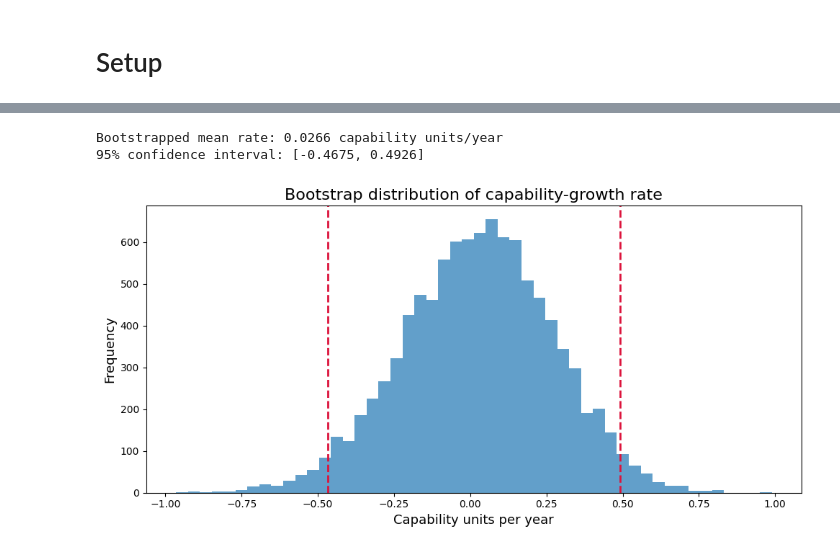
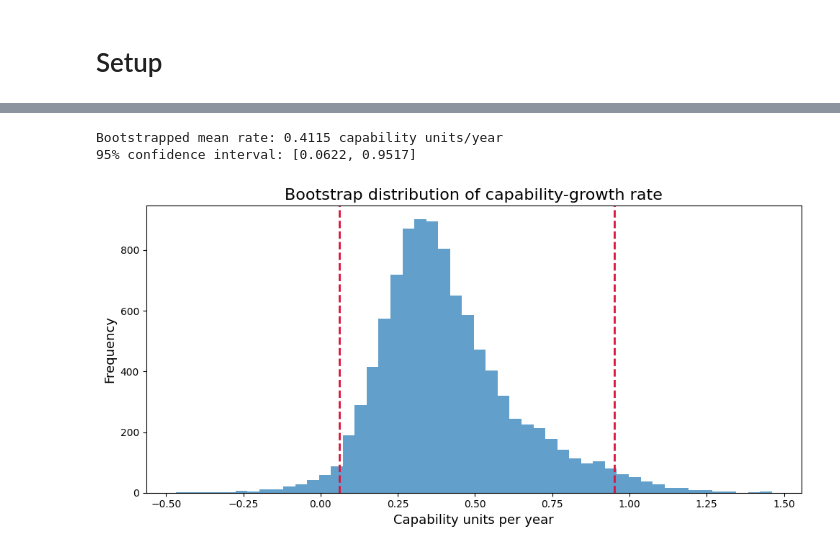
Before and after one commit to epoch-research/benchmark-stitching, a Jupyter notebook: notebooks/optimization_pressure.ipynb, the cells around one changed output, grey strips where cells are left out. Drawn from its saved outputs; the diff is of its cells as text; code cells hidden in the pictures.

```diff
--- a/notebooks/optimization_pressure.ipynb
+++ b/notebooks/optimization_pressure.ipynb
@@ -126,8 +147,10 @@ import numpy as np
 n_boot      = 10000          # number of bootstrap resamples
 rng         = np.random.default_rng(0)   # reproducible seed
 
-x_full = cap_dates_num                       # days-since-0000-12-31 (float64)
-y_full = cap_values.to_numpy()         # capability values (float64)
+# filter out any non-finite dates/values (consistent with model_fit.ipynb)
+mask  = ~(np.isnan(cap_dates_num) | np.isnan(cap_values))
+x_full = cap_dates_num[mask]                       # days-since-0000-12-31 (float64)
+y_full = cap_values[mask].to_numpy()               # capability values (float64)
 
 boot_slopes_year = np.empty(n_boot)      # pre-allocate
 
@@ -161,12 +186,28 @@ Bootstrapped mean rate: 0.3271 capability units/year
 # %%
+
+anchor_mode = "model" # "model", "benchmark"
 anchor_benchmark = "Balrog"
-anchor_difficulty = 0
-anchor_slope = 1
+anchor_difficulty = 2.628412
+anchor_slope = 1.233816
+anchor_model1 = "claude-3-opus-20240229"
+anchor_model1_capability = 1.510032
+anchor_model2 = "claude-opus-4-20250514"
+anchor_model2_capability = 2.015441
 
 unopt_df = scores_df[~scores_df['optimized']]
-df_unopt, df_cm_unopt, df_bd_unopt = fit_statistical_model(unopt_df, anchor_benchmark, anchor_difficulty, anchor_slope)
 
-# Convert date strings to datetime objects
+df_unopt, df_cm_unopt, df_bd_unopt = fit_statistical_model(
+    unopt_df,
+    anchor_mode=anchor_mode,
+    anchor_benchmark=anchor_benchmark,
+    anchor_difficulty=anchor_difficulty,
+    anchor_slope=anchor_slope,
+    anchor_model1=anchor_model1,
+    anchor_model1_capability=anchor_model1_capability,
+    anchor_model2=anchor_model2,
+    anchor_model2_capability=anchor_model2_capability
+)
+
 df_cm_unopt['date_obj'] = pd.to_datetime(df_cm_unopt['date'])
 # %% [output]
 `ftol` termination condition is satisfied.
@@ -263,39 +299,39 @@ plt.show()
 # %%
 # ── 5) Bootstrap the slope ─────────────────────────────────────────────
-import numpy as np
-
 n_boot      = 10000          # number of bootstrap resamples
 rng         = np.random.default_rng(0)   # reproducible seed
 
-x_full = cap_dates_num                       # days-since-0000-12-31 (float64)
-y_full = cap_values.to_numpy()         # capability values (float64)
+# filter out any non-finite dates/values (consistent with model_fit.ipynb)
+mask  = ~(np.isnan(cap_dates_num) | np.isnan(cap_values))
+x_full = cap_dates_num[mask]                       # days-since-0000-12-31 (float64)
+y_full = cap_values[mask].to_numpy()               # capability values (float64)
 
 boot_slopes_year = np.empty(n_boot)      # pre-allocate
 
 for i in range(n_boot):
     # sample indices with replacement
     idx           = rng.choice(len(x_full), len(x_full), replace=True)
     slope_day, _  = np.polyfit(x_full[idx], y_full[idx], 1)
     boot_slopes_year[i] = slope_day * 365.25   # convert to per-year
 
 # point estimate & 95 % CI
 mean_rate = boot_slopes_year.mean()
 ci_lower, ci_upper = np.percentile(boot_slopes_year, [2.5, 97.5])
 
 print(f"Bootstrapped mean rate: {mean_rate:.4f} capability units/year")
 print(f"95% confidence interval: [{ci_lower:.4f}, {ci_upper:.4f}]")
 
 # ── (optional) visualise the bootstrap distribution ────────────────────
 plt.figure(figsize=(10, 5))
 plt.hist(boot_slopes_year, bins=50, alpha=0.7)
 plt.axvline(ci_lower, color='crimson', linestyle='--', lw=2)
 plt.axvline(ci_upper, color='crimson', linestyle='--', lw=2)
 plt.title('Bootstrap distribution of capability-growth rate', fontsize=16)
 plt.xlabel('Capability units per year', fontsize=13)
 plt.ylabel('Frequency', fontsize=13)
 plt.tight_layout()
 plt.show()
 # %% [output]
-Bootstrapped mean rate: 0.0266 capability units/year
-95% confidence interval: [-0.4675, 0.4926]
+Bootstrapped mean rate: 0.4115 capability units/year
+95% confidence interval: [0.0622, 0.9517]
-[figure, old version]
+[figure, new version]
```
Also changed, not shown: parts of 12 cells of this notebook, 51 other files.
